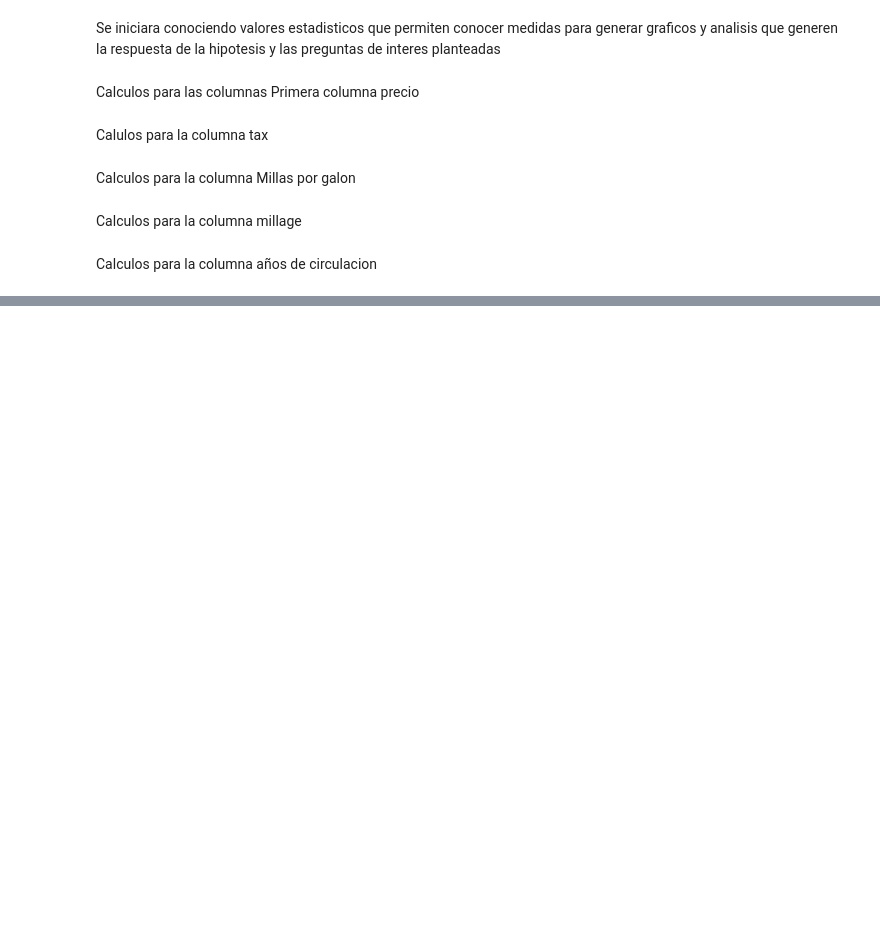
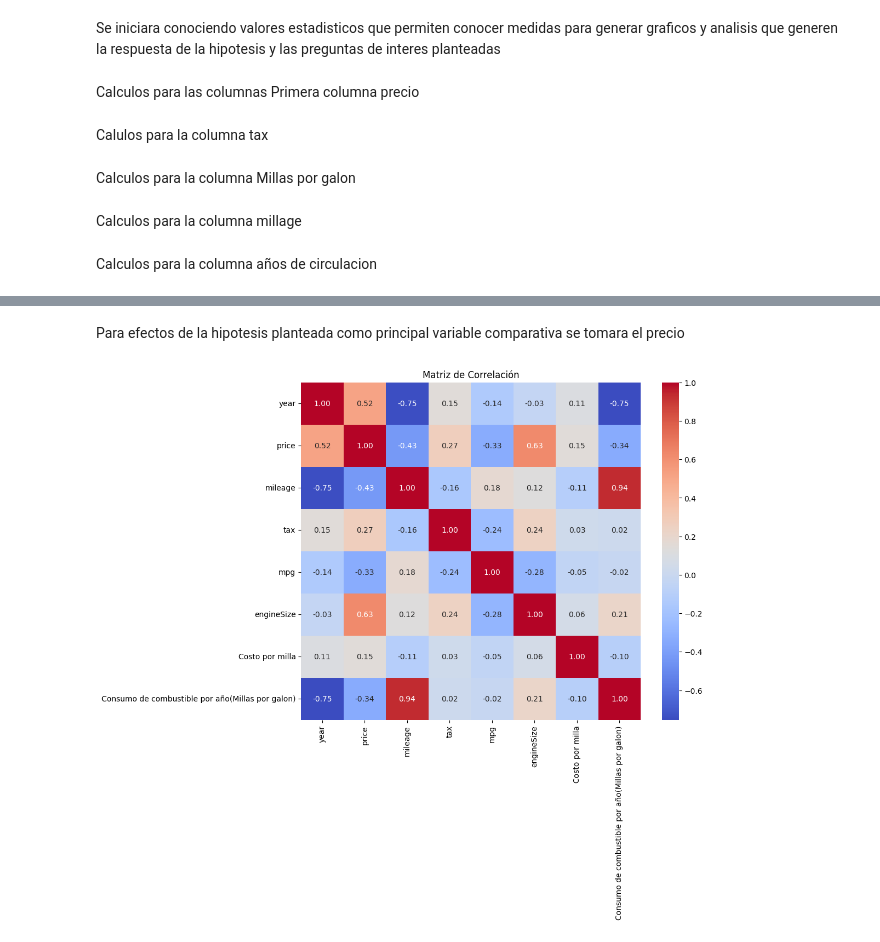
Before and after one commit to Oscar52analitica/Data_science_Coder_Oscar_Camargo, a Jupyter notebook: Pruebas_Proyecto_Data_scense.ipynb, the cells around one changed output, grey strips where cells are left out. Cells and saved outputs as stored; diff of their text form; code cells hidden in the pictures; blank space fills up the shorter version.

```diff
--- a/Pruebas_Proyecto_Data_scense.ipynb
+++ b/Pruebas_Proyecto_Data_scense.ipynb
@@ -134,0 +250,4 @@ print(f'la desviasion estadar es :{desest}')
+# %%
+
+df_cars['tax'] = df_cars['tax'].replace(0, df_cars['tax'].median())
+print(df_cars['tax'])
@@ -134,0 +267,16 @@ print(f'la desviasion estadar es :{desest}')
+# %% [markdown]
+Para efectos de la hipotesis planteada como principal variable comparativa se tomara el precio
+# %%
+# Selección de columnas numéricas para la matriz de correlación
+numeric_columns = ['year', 'price', 'mileage', 'tax', 'mpg', 'engineSize',  'Costo por milla', 'Consumo de combustible por año(Millas por galon)']
+
+# Creación de la matriz de correlación
+correlation_matrix = df_cars[numeric_columns].corr()
+
+# Visualización de la matriz de correlación
+plt.figure(figsize=(10, 8))
+sns.heatmap(correlation_matrix, annot=True, cmap='coolwarm', fmt=".2f")
+plt.title('Matriz de Correlación')
+plt.show()
+# %% [output]
+[figure, added]
```
Also changed, not shown: parts of 15 cells of this notebook.
